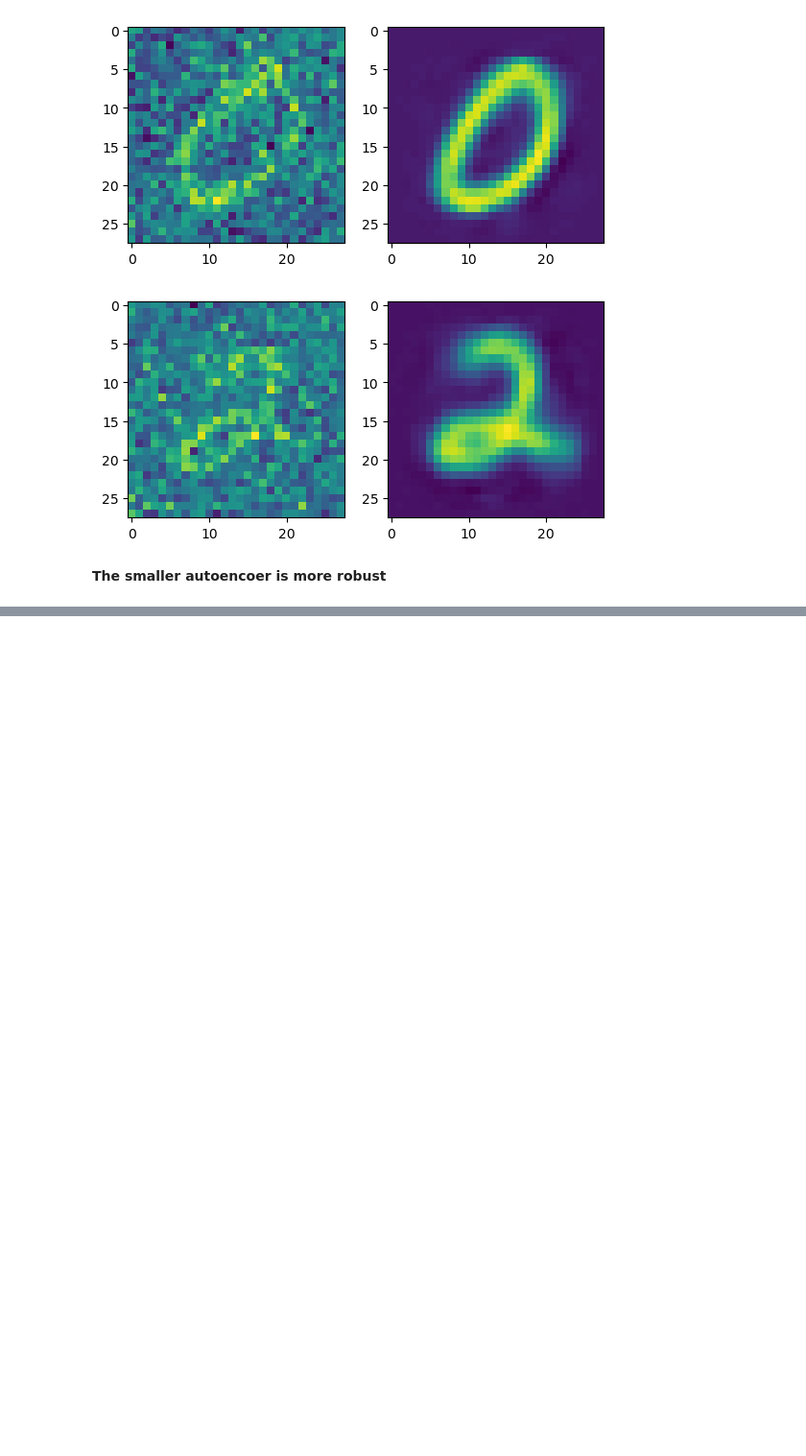
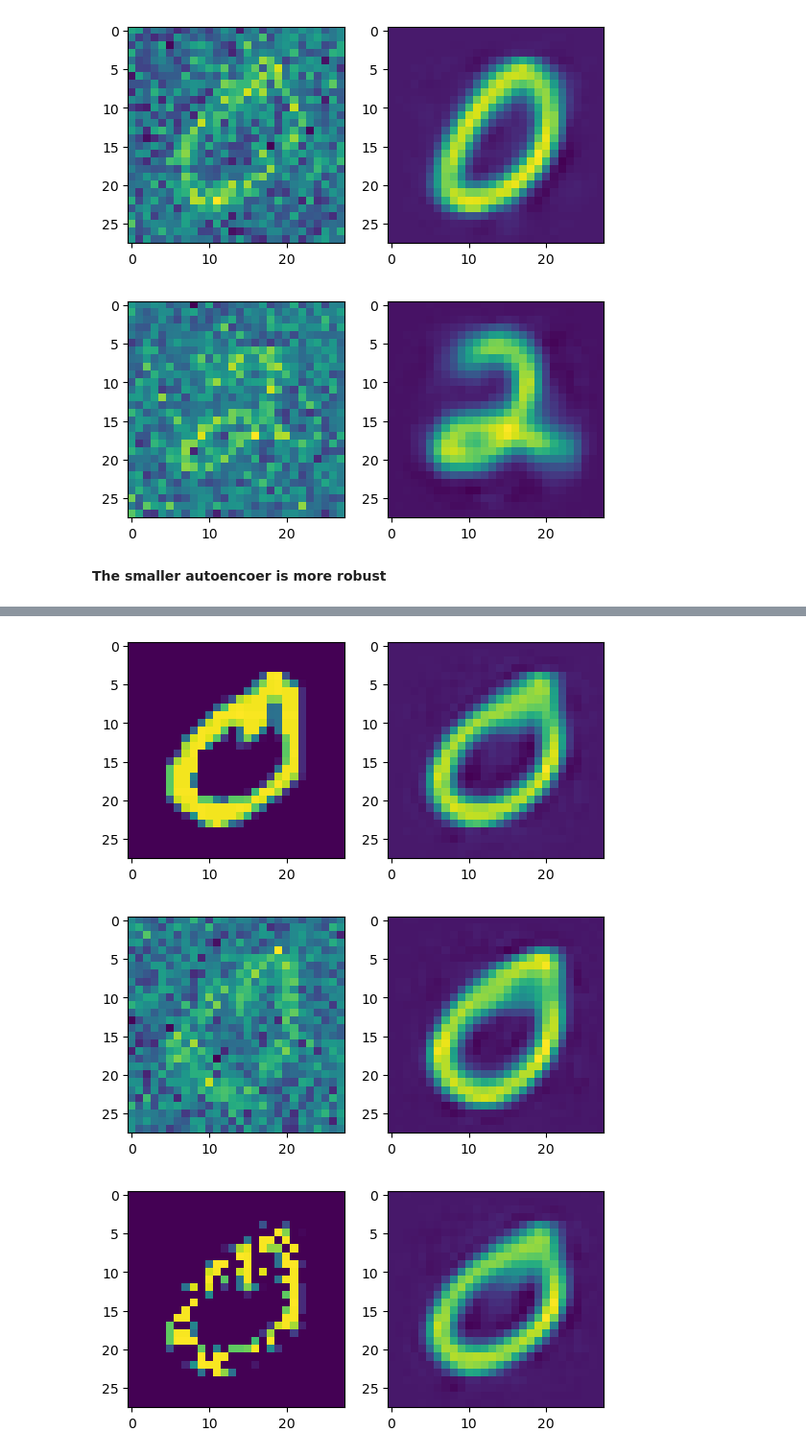
Before and after one commit to Efrazar/Bio-AI-foundations, a Jupyter notebook: Inside_Deep_Learning/07_Autoencoding_&_Self-supervision.ipynb, the cells around one changed output, grey strips where cells are left out. Shown at 96% size. Drawn from its saved outputs; the diff is of its cells as text; code cells hidden in the pictures; blank space fills up the shorter version.

```diff
--- a/Inside_Deep_Learning/07_Autoencoding_&_Self-supervision.ipynb
+++ b/Inside_Deep_Learning/07_Autoencoding_&_Self-supervision.ipynb
@@ -510,0 +585,36 @@ showEncodeDecode(auto_encode_decode, addNoise(test_data_xy[5][0]))
+# %%
+dnauto_encoder_dropout = nn.Sequential(
+    nn.Flatten(),
+    nn.Dropout(0.2),  # 20% of the data is dropped out
+    getLayer(D, D*2),
+    nn.Dropout(0.2),  # 20% of the data is dropped out
+    getLayer(D*2, D*2),
+    nn.Dropout(0.2),  # 20% of the data is dropped out
+    getLayer(D*2, D*2),
+    nn.Dropout(),
+    nn.Linear(D*2, D*2)
+)
+
+dnauto_decoder_dropout = nn.Sequential(
+    getLayer(D*2, D*2),
+    nn.Dropout(0.2),  # 20% of the data is dropped out
+    getLayer(D*2, D*2),
+    nn.Dropout(0.2),  # 20% of the data is dropped out
+    getLayer(D*2, D*2),
+    nn.Dropout(0.2),  # 20% of the data is dropped out
+    nn.Linear(D*2, D),
+    View(-1, 1, 28, 28)
+)
+
+dnauto_encode_decode_dropout = nn.Sequential(
+    dnauto_encoder_dropout,
+    dnauto_decoder_dropout
+)
+# %%
+train_network_EZA(dnauto_encode_decode_dropout,
+                  mse_loss,
+                  train_loader,
+                  test_loader=test_loader,
+                  epochs=30,
+                  device=device
+)
@@ -510,0 +639,9 @@ showEncodeDecode(auto_encode_decode, addNoise(test_data_xy[5][0]))
+# %%
+# See results and compare
+showEncodeDecode(dnauto_encode_decode_dropout, test_data_xy[21][0])
+showEncodeDecode(dnauto_encode_decode_dropout, addNoise(test_data_xy[21][0]))
+showEncodeDecode(dnauto_encode_decode_dropout, nn.Dropout()(test_data_xy[21][0]))
+# %% [output]
+[figure, added]
+[figure, added]
+[figure, added]
```
Also changed, not shown: parts of 8 cells of this notebook.
